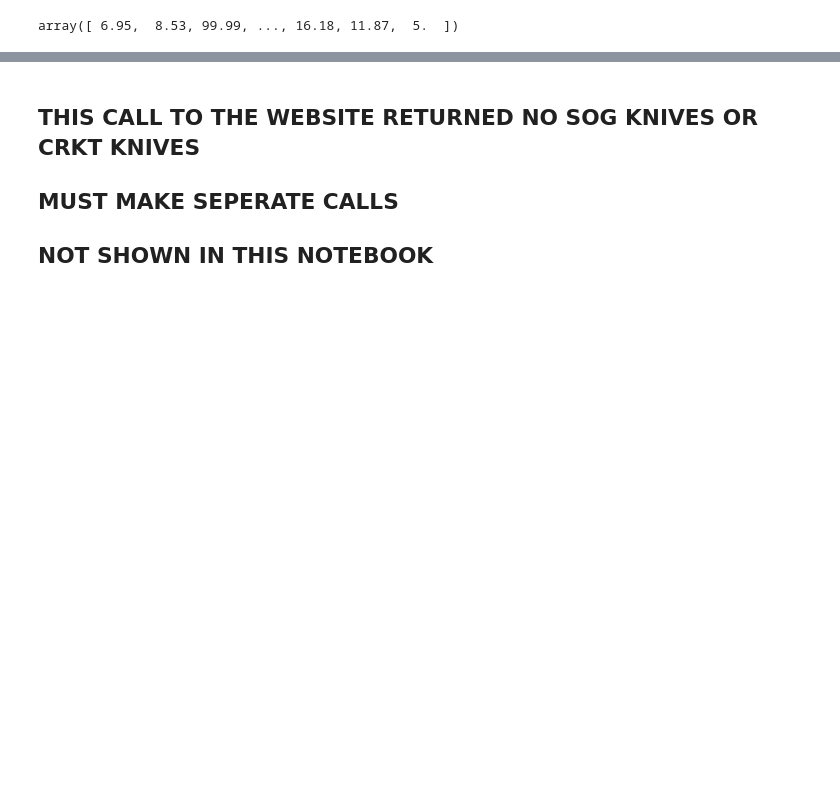
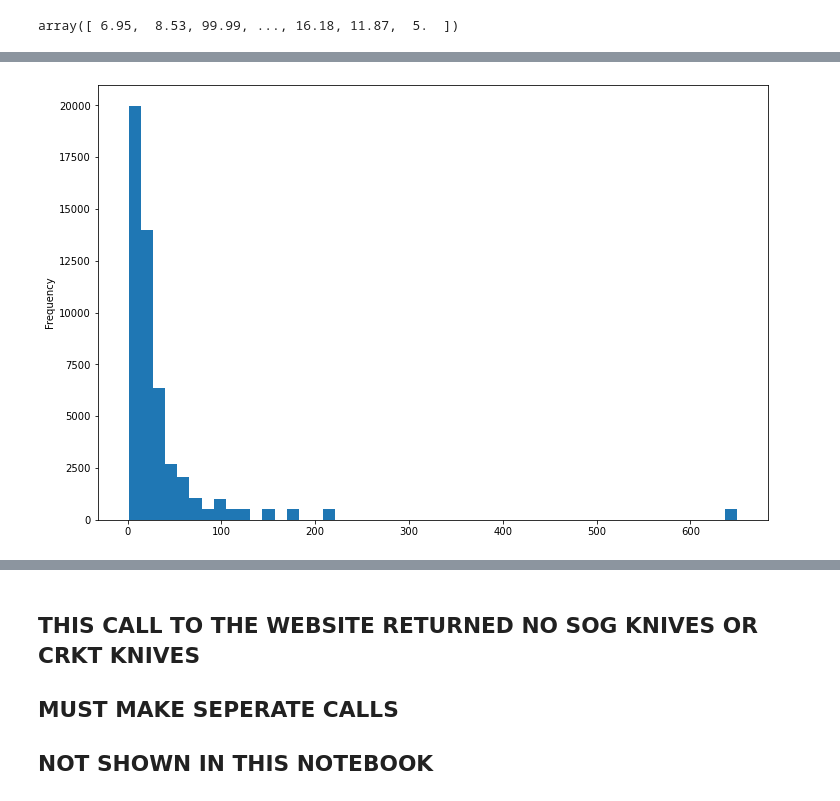
Before and after one commit to ddey117/Neural_Network_Predicting_Reseller_Success_Ebay, a Jupyter notebook: Predicting_Reseller_Success_Ebay.ipynb, the cells around one changed output, grey strips where cells are left out. Cells and saved outputs as stored; diff of their text form; code cells hidden in the pictures; blank space fills up the shorter version.

```diff
--- a/Predicting_Reseller_Success_Ebay.ipynb
+++ b/Predicting_Reseller_Success_Ebay.ipynb
@@ -684,0 +695,5 @@ sns.displot(df.price_in_US, height=10,aspect=1)
+# %%
+df.price_in_US.plot.hist(figsize=(12,8), bins=50)
+plt.show();
+# %% [output]
+[figure, added]
```
Also changed, not shown: parts of 22 cells of this notebook, 3 other files.
